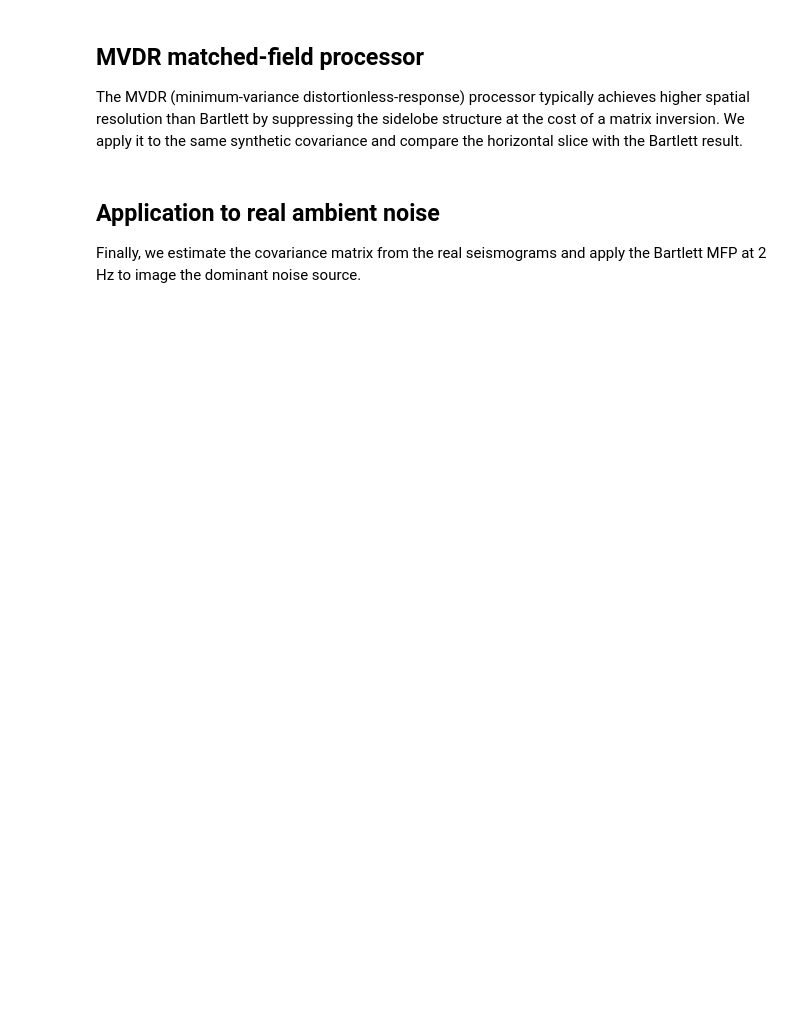
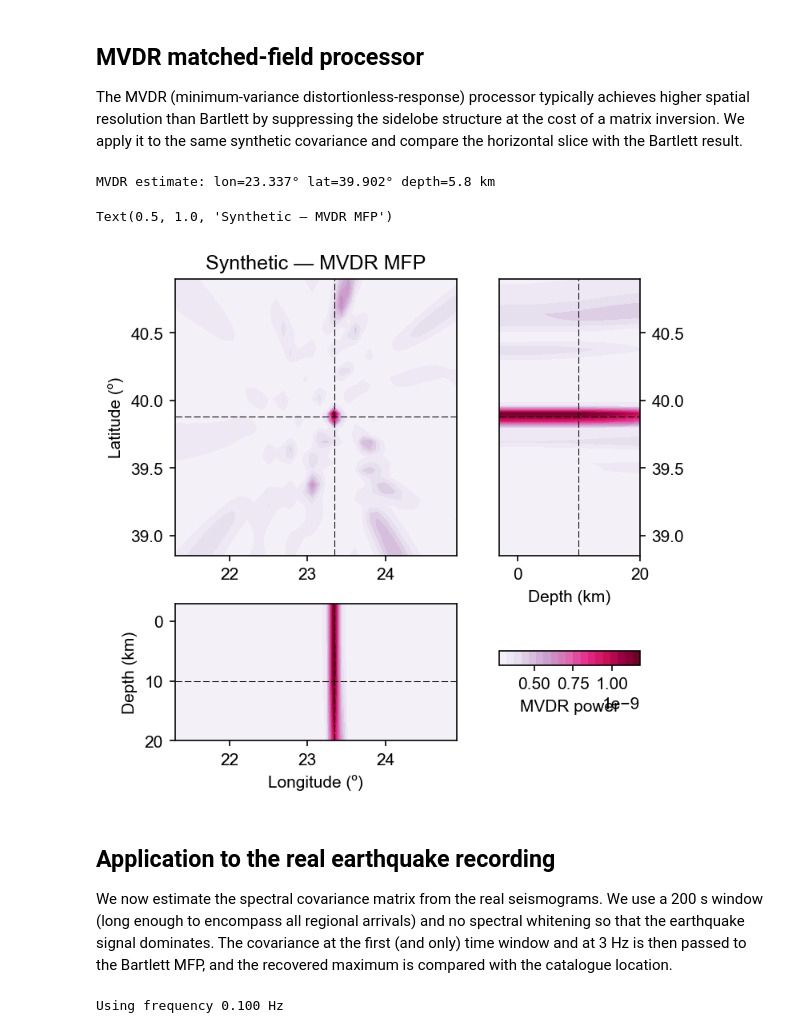
Before and after one commit to leonard-seydoux/covseisnet, a Jupyter notebook: docs/source/examples/matched_field_processing.ipynb, the cells around one changed output. Drawn from its saved outputs; the diff is of its cells as text; code cells hidden in the pictures; blank space fills up the shorter version.

```diff
--- a/docs/source/examples/matched_field_processing.ipynb
+++ b/docs/source/examples/matched_field_processing.ipynb
@@ -141,55 +151,48 @@ Bartlett result.
 # %%
 mfp_mvdr = MatchedFieldProcessing(travel_times)
 mfp_mvdr.compute_mvdr(cov_synth, frequency)
 
 lon_mv, lat_mv, dep_mv = mfp_mvdr.maximum_coordinates()
-print(f"MVDR estimate: lon={lon_mv:.3f}° lat={lat_mv:.3f}° depth={dep_mv:.1f} km")
+print(
+    f"MVDR estimate: lon={lon_mv:.3f}° lat={lat_mv:.3f}° depth={dep_mv:.1f} km"
+)
 
-# Compare horizontal slices
-fig, axes = plt.subplots(1, 2, figsize=(11, 4))
-for ax, result, title, sym in zip(
-    axes,
-    [mfp, mfp_mvdr],
-    ["Bartlett", "MVDR"],
-    ["x", "+"],
-):
-    i_d = np.argmin(np.abs(result.depth - result.maximum_coordinates()[2]))
-    pcm = ax.pcolormesh(
-        LON[:, :, i_d], LAT[:, :, i_d], result[:, :, i_d],
-        cmap="inferno", shading="auto",
-    )
-    ax.scatter(lons, lats, marker="^", color="cyan", s=40, zorder=5)
-    ax.scatter(*source[:2], marker="*", s=200, color="lime", zorder=6)
-    ax.scatter(
-        *result.maximum_coordinates()[:2],
-        marker=sym, s=200, c="red", zorder=6,
-    )
-    ax.set_xlabel("Longitude (°)")
-    ax.set_ylabel("Latitude (°)")
-    ax.set_title(f"{title} MFP (depth {result.depth[i_d]:.1f} km)")
-    plt.colorbar(pcm, ax=ax, label="Power")
-
-plt.tight_layout()
+fig, ax = csn.plot.grid3d(
+    mfp_mvdr,
+    profile_coordinates=source,
+    # receiver_coordinates=receiver_coords,
+    cmap="PuRd",
+    label="MVDR power",
+)
+ax["xy"].set_title("Synthetic — MVDR MFP")
+# %% [output]
+MVDR estimate: lon=23.337° lat=39.902° depth=5.8 km
+Text(0.5, 1.0, 'Synthetic — MVDR MFP')
+[figure, added]
 # %% [markdown]
-## Application to real ambient noise
+## Application to the real earthquake recording
 
-Finally, we estimate the covariance matrix from the real seismograms
-and apply the Bartlett MFP at 2 Hz to image the dominant noise source.
+We now estimate the spectral covariance matrix from the real seismograms.
+We use a 200 s window (long enough to encompass all regional arrivals) and
+no spectral whitening so that the earthquake signal dominates. The covariance
+at the first (and only) time window and at 3 Hz is then passed to the Bartlett
+MFP, and the recovered maximum is compared with the catalogue location.
 # %%
-# Pre-process
-stream.detrend("linear")
-stream.filter("bandpass", freqmin=0.5, freqmax=8.0)
+# Bandpass to the earthquake-signal band
+stream.filter("bandpass", freqmin=0.1, freqmax=5.0)
 
-# Covariance matrix
+# One long window — captures all regional arrivals, no whitening
 times, frequencies, covariances = csn.calculate_covariance_matrix(
-    stream, window_duration=20, average=10, whiten="slice"
+    stream, window_duration=200, average=5, whiten="none"
 )
 
-# Pick the covariance closest to the target frequency
-f_target = 2.0
+# Covariance at the target frequency (first time window)
+f_target = 0.1
 i_f = np.argmin(np.abs(frequencies - f_target))
-cov_real = covariances.mean(axis=0)[i_f]
+cov_real = covariances[0, i_f]
 print(f"Using frequency {frequencies[i_f]:.3f} Hz")
+# %% [output]
+Using frequency 0.100 Hz
 # %%
 mfp_real = MatchedFieldProcessing(travel_times)
 mfp_real.compute_bartlett(cov_real, frequencies[i_f])
```
Also changed, not shown: parts of 10 cells of this notebook, 5 other files.
